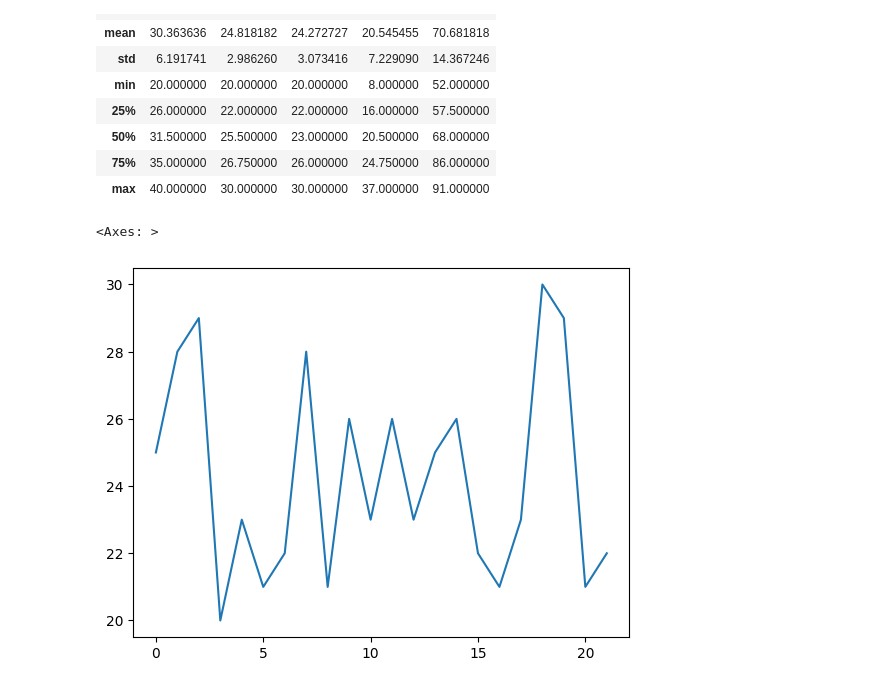
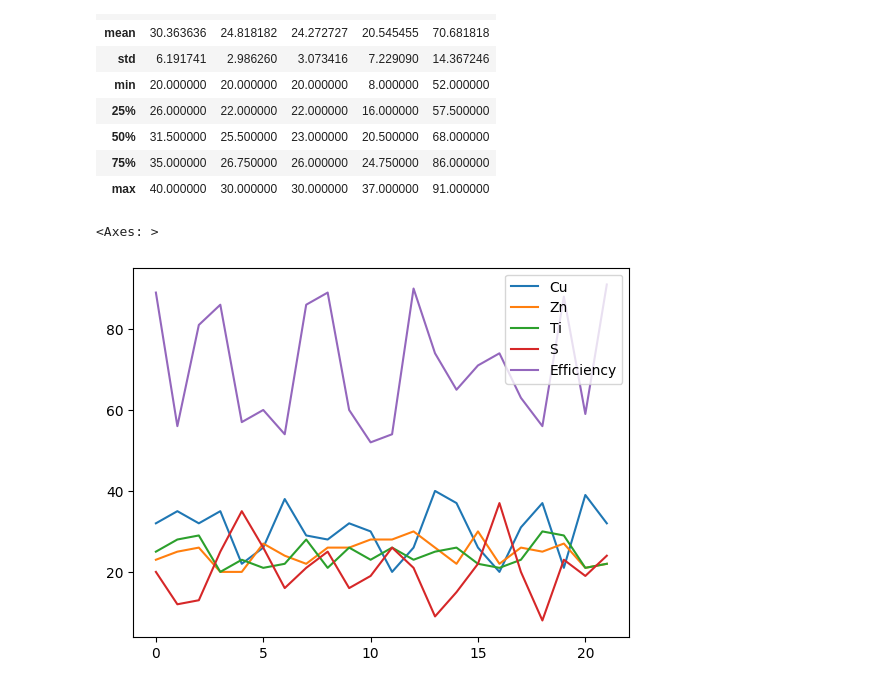
Before and after one commit to DissanayakeLYB/FYP-ML-Optimization-of-CZTS, a Jupyter notebook: coffee.ipynb, the cells around one changed output. Cells and saved outputs as stored; diff of their text form; code cells hidden in the pictures.

```diff
--- a/coffee.ipynb
+++ b/coffee.ipynb
@@ -13,4 +13,4 @@ pd.__version__
 # %%
 #loading the data file
 
-data = pd.read_excel('BOM.xlsx')
+df = pd.read_excel('BOM.xlsx')
@@ -81,8 +56,7 @@ data.describe()
 #data.drop(("Cu"),axis=1)
 # %%
 #plot data
-
-data["Ti"].plot()
+df.plot()
 # %% [output]
 <Axes: >
-[figure, old version]
+[figure, new version]
```
Also changed, not shown: parts of 7 cells of this notebook.
